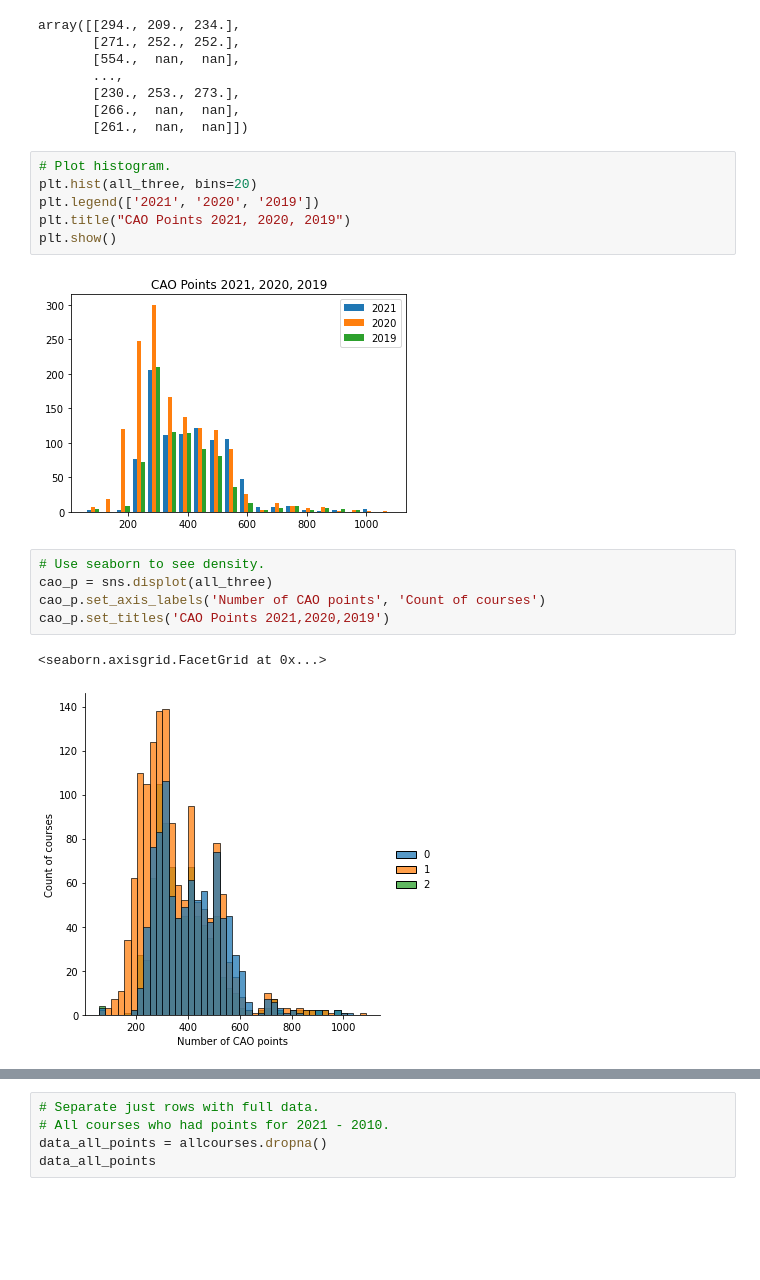
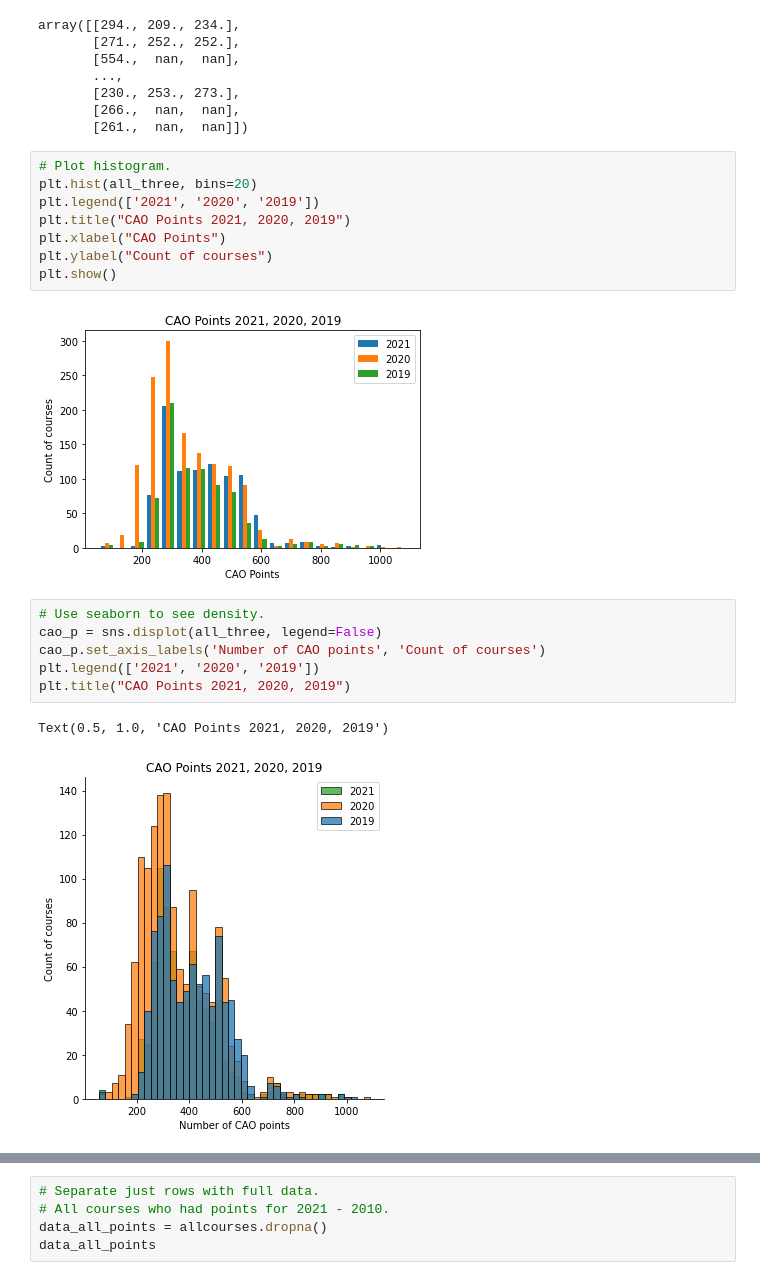
Before and after one commit to DracoNibilis/CAO_Points_Analysis, a Jupyter notebook: cao.ipynb, the cells around one changed output, grey strips where cells are left out. Drawn from its saved outputs; the diff is of its cells as text; blank space fills up the shorter version.

Commit message:
plots

```diff
--- a/cao.ipynb
+++ b/cao.ipynb
@@ -1387,16 +1390,19 @@ array([[294., 209., 234.],
 plt.hist(all_three, bins=20)
 plt.legend(['2021', '2020', '2019'])
 plt.title("CAO Points 2021, 2020, 2019")
+plt.xlabel("CAO Points")
+plt.ylabel("Count of courses")
 plt.show()
 # %% [output]
-[figure, old version]
+[figure, new version]
 # %%
 # Use seaborn to see density.
-cao_p = sns.displot(all_three)
+cao_p = sns.displot(all_three, legend=False)
 cao_p.set_axis_labels('Number of CAO points', 'Count of courses')
-cao_p.set_titles('CAO Points 2021,2020,2019')
+plt.legend(['2021', '2020', '2019'])
+plt.title("CAO Points 2021, 2020, 2019")
 # %% [output]
-<seaborn.axisgrid.FacetGrid at 0x...>
+Text(0.5, 1.0, 'CAO Points 2021, 2020, 2019')
-[figure, old version]
+[figure, new version]
 # %%
 # Plot KDE.
```
Also changed, not shown: parts of 7 cells of this notebook, 8 other files.
